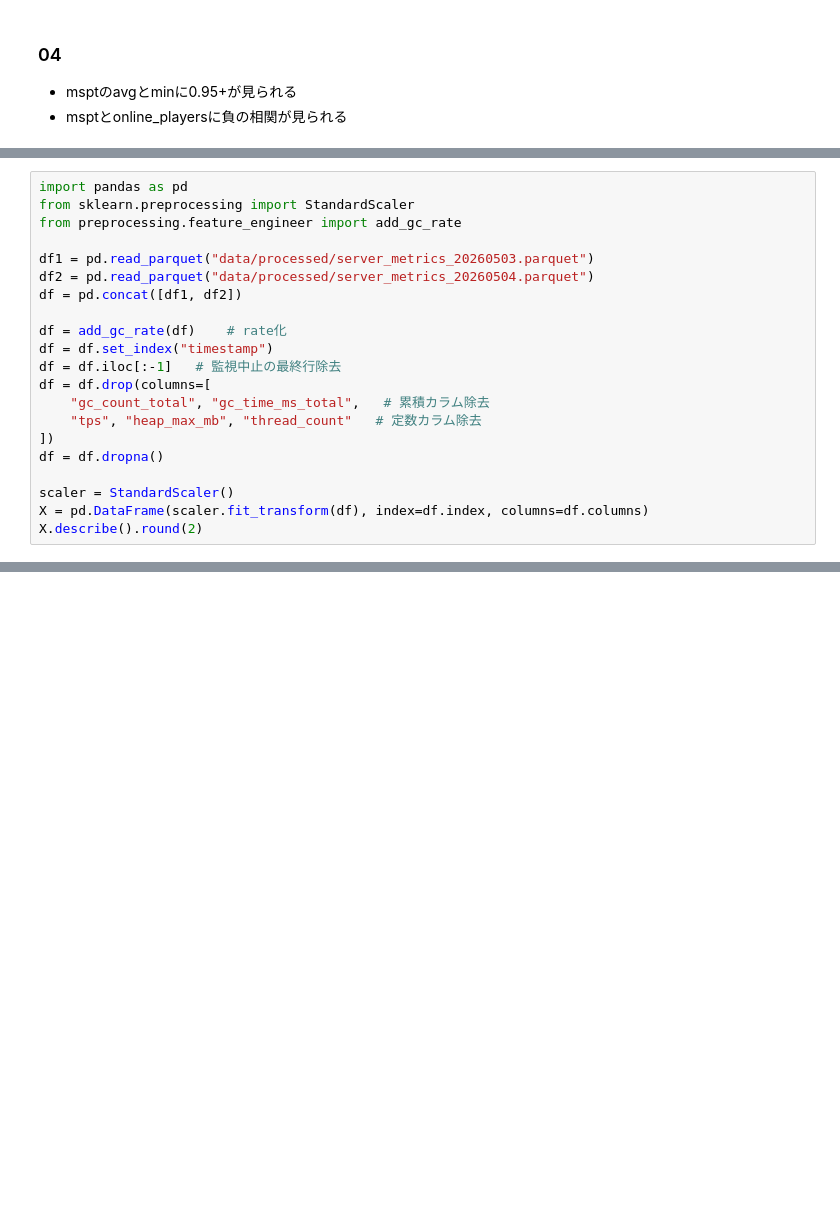
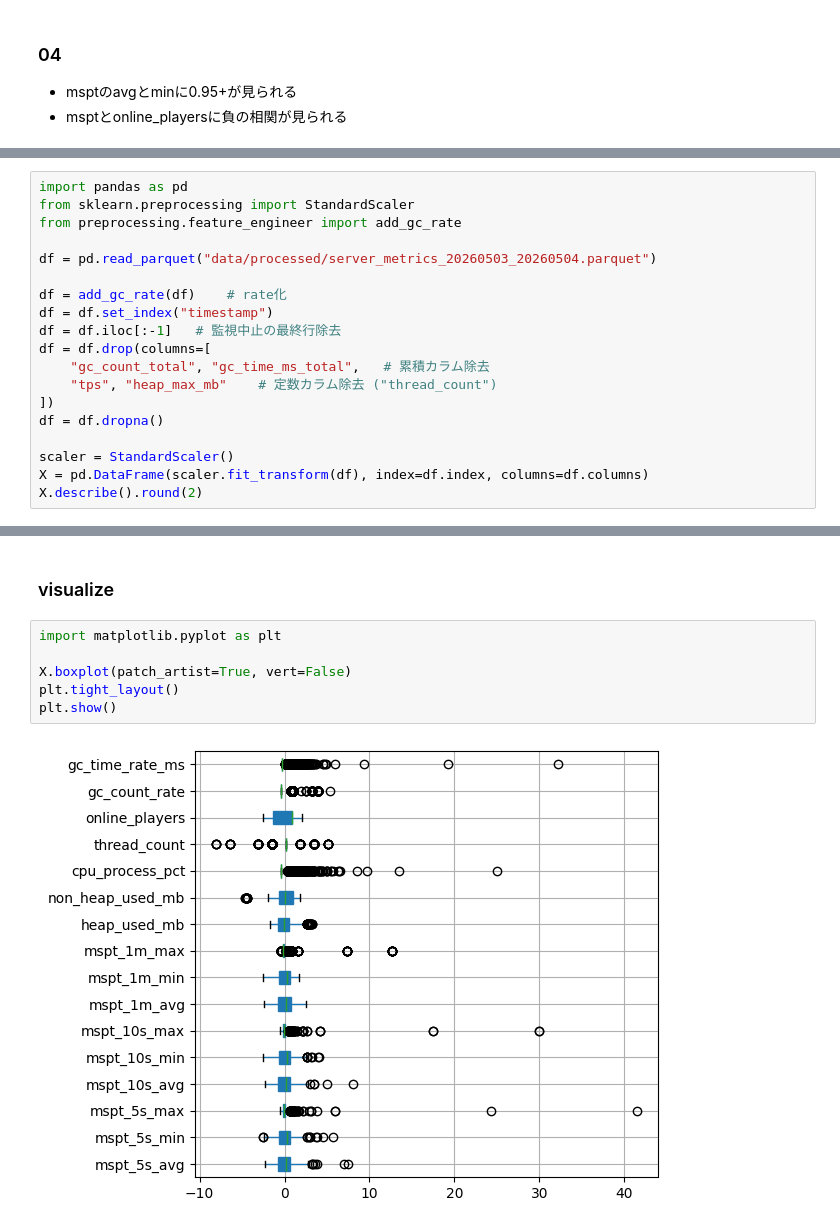
Before and after one commit to mai-Den06/ServerAnomalyDetection, a Jupyter notebook: notebooks/01_data_exploration.ipynb, the cells around one changed output, grey strips where cells are left out. Drawn from its saved outputs; the diff is of its cells as text; blank space fills up the shorter version.

```diff
--- a/notebooks/01_data_exploration.ipynb
+++ b/notebooks/01_data_exploration.ipynb
@@ -104,16 +28,14 @@ import pandas as pd
 from sklearn.preprocessing import StandardScaler
 from preprocessing.feature_engineer import add_gc_rate
 
-df1 = pd.read_parquet("data/processed/server_metrics_20260503.parquet")
-df2 = pd.read_parquet("data/processed/server_metrics_20260504.parquet")
-df = pd.concat([df1, df2])
+df = pd.read_parquet("data/processed/server_metrics_20260503_20260504.parquet")
 
 df = add_gc_rate(df)    # rate化
 df = df.set_index("timestamp")
 df = df.iloc[:-1]   # 監視中止の最終行除去
 df = df.drop(columns=[
     "gc_count_total", "gc_time_ms_total",   # 累積カラム除去
-    "tps", "heap_max_mb", "thread_count"   # 定数カラム除去
+    "tps", "heap_max_mb"    # 定数カラム除去 ("thread_count")
 ])
 df = df.dropna()
 
@@ -142,0 +77,10 @@ plt.show()
+# %% [markdown]
+### visualize
+# %%
+import matplotlib.pyplot as plt
+
+X.boxplot(patch_artist=True, vert=False)
+plt.tight_layout()
+plt.show()
+# %% [output]
+[figure, added]
```
Also changed, not shown: parts of 9 cells of this notebook.
